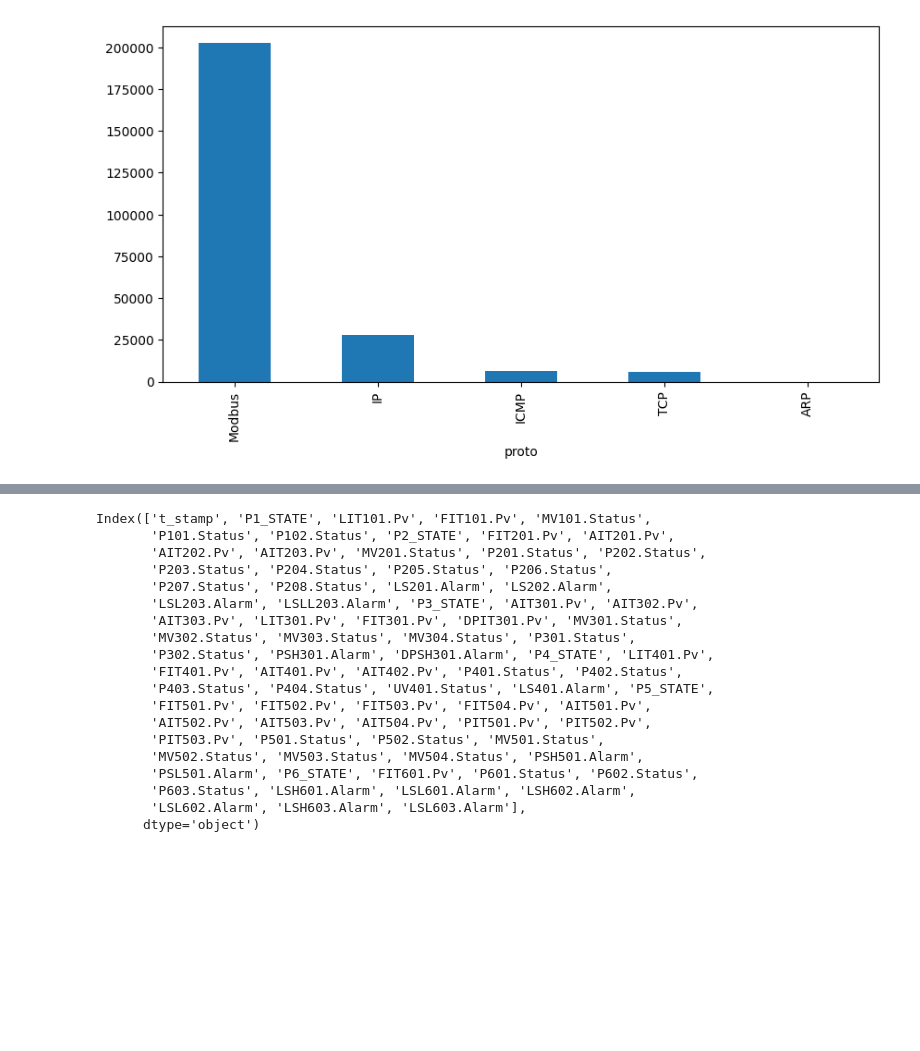
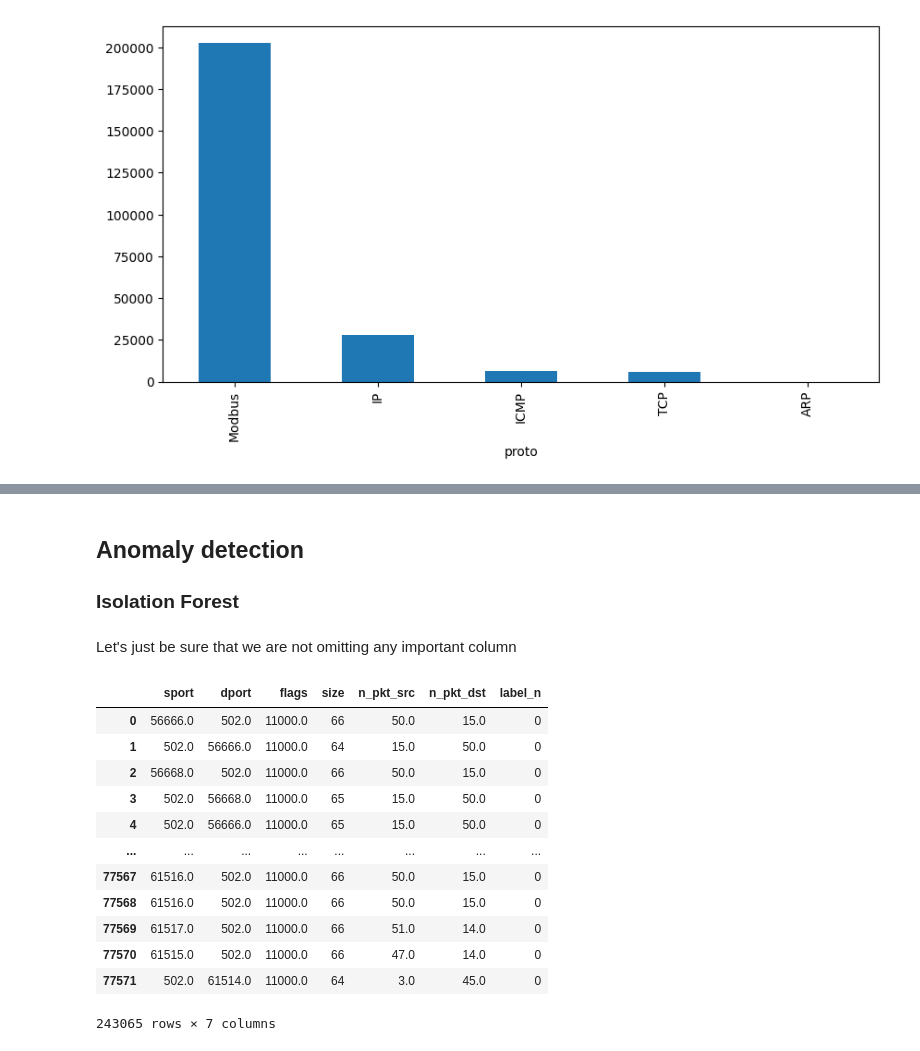
Before and after one commit to theo88400/ML-SECU2024, a Jupyter notebook: src/data_exploration/fisch_exploration.ipynb, the cells around one changed output, grey strips where cells are left out. Saved outputs shown, nothing was run; the diff lists cells and outputs as text; code cells hidden in the pictures; blank space fills up the shorter version.

```diff
--- a/src/data_exploration/fisch_exploration.ipynb
+++ b/src/data_exploration/fisch_exploration.ipynb
@@ -396,22 +392,4 @@ df_swt = get_SWT(BASE_PATH + "SecureWaterTreatment/", small=True)
-# %%
-df_swt[0].columns
-# %% [output]
-Index(['t_stamp', 'P1_STATE', 'LIT101.Pv', 'FIT101.Pv', 'MV101.Status',
-       'P101.Status', 'P102.Status', 'P2_STATE', 'FIT201.Pv', 'AIT201.Pv',
-       'AIT202.Pv', 'AIT203.Pv', 'MV201.Status', 'P201.Status', 'P202.Status',
-       'P203.Status', 'P204.Status', 'P205.Status', 'P206.Status',
-       'P207.Status', 'P208.Status', 'LS201.Alarm', 'LS202.Alarm',
-       'LSL203.Alarm', 'LSLL203.Alarm', 'P3_STATE', 'AIT301.Pv', 'AIT302.Pv',
-       'AIT303.Pv', 'LIT301.Pv', 'FIT301.Pv', 'DPIT301.Pv', 'MV301.Status',
-       'MV302.Status', 'MV303.Status', 'MV304.Status', 'P301.Status',
-       'P302.Status', 'PSH301.Alarm', 'DPSH301.Alarm', 'P4_STATE', 'LIT401.Pv',
-       'FIT401.Pv', 'AIT401.Pv', 'AIT402.Pv', 'P401.Status', 'P402.Status',
-       'P403.Status', 'P404.Status', 'UV401.Status', 'LS401.Alarm', 'P5_STATE',
-       'FIT501.Pv', 'FIT502.Pv', 'FIT503.Pv', 'FIT504.Pv', 'AIT501.Pv',
-       'AIT502.Pv', 'AIT503.Pv', 'AIT504.Pv', 'PIT501.Pv', 'PIT502.Pv',
-       'PIT503.Pv', 'P501.Status', 'P502.Status', 'MV501.Status',
-       'MV502.Status', 'MV503.Status', 'MV504.Status', 'PSH501.Alarm',
-       'PSL501.Alarm', 'P6_STATE', 'FIT601.Pv', 'P601.Status', 'P602.Status',
-       'P603.Status', 'LSH601.Alarm', 'LSL601.Alarm', 'LSH602.Alarm',
-       'LSL602.Alarm', 'LSH603.Alarm', 'LSL603.Alarm'],
-      dtype='object')
+# %% [markdown]
+## Anomaly detection
+
+### Isolation Forest
@@ -417,0 +400,2 @@ Index(['t_stamp', 'P1_STATE', 'LIT101.Pv', 'FIT101.Pv', 'MV101.Status',
+# %% [markdown]
+Let's just be sure that we are not omitting any important column
@@ -417,0 +404,16 @@ Index(['t_stamp', 'P1_STATE', 'LIT101.Pv', 'FIT101.Pv', 'MV101.Status',
+# %%
+df_htil_network[get_number_column_names(df_htil_network)]
+# %% [output]
+|  | sport | dport | flags | size | n_pkt_src | n_pkt_dst | label_n |
+| 0 | 56666.0 | 502.0 | 11000.0 | 66 | 50.0 | 15.0 | 0 |
+| 1 | 502.0 | 56666.0 | 11000.0 | 64 | 15.0 | 50.0 | 0 |
+| 2 | 56668.0 | 502.0 | 11000.0 | 66 | 50.0 | 15.0 | 0 |
+| 3 | 502.0 | 56668.0 | 11000.0 | 65 | 15.0 | 50.0 | 0 |
+| 4 | 502.0 | 56666.0 | 11000.0 | 65 | 15.0 | 50.0 | 0 |
+| ... | ... | ... | ... | ... | ... | ... | ... |
+| 77567 | 61516.0 | 502.0 | 11000.0 | 66 | 50.0 | 15.0 | 0 |
+| 77568 | 61516.0 | 502.0 | 11000.0 | 66 | 50.0 | 15.0 | 0 |
+| 77569 | 61517.0 | 502.0 | 11000.0 | 66 | 51.0 | 14.0 | 0 |
+| 77570 | 61515.0 | 502.0 | 11000.0 | 66 | 47.0 | 14.0 | 0 |
+| 77571 | 502.0 | 61514.0 | 11000.0 | 64 | 3.0 | 45.0 | 0 |
+243065 rows × 7 columns
```
Also changed, not shown: parts of 32 cells of this notebook, 2 other files.
